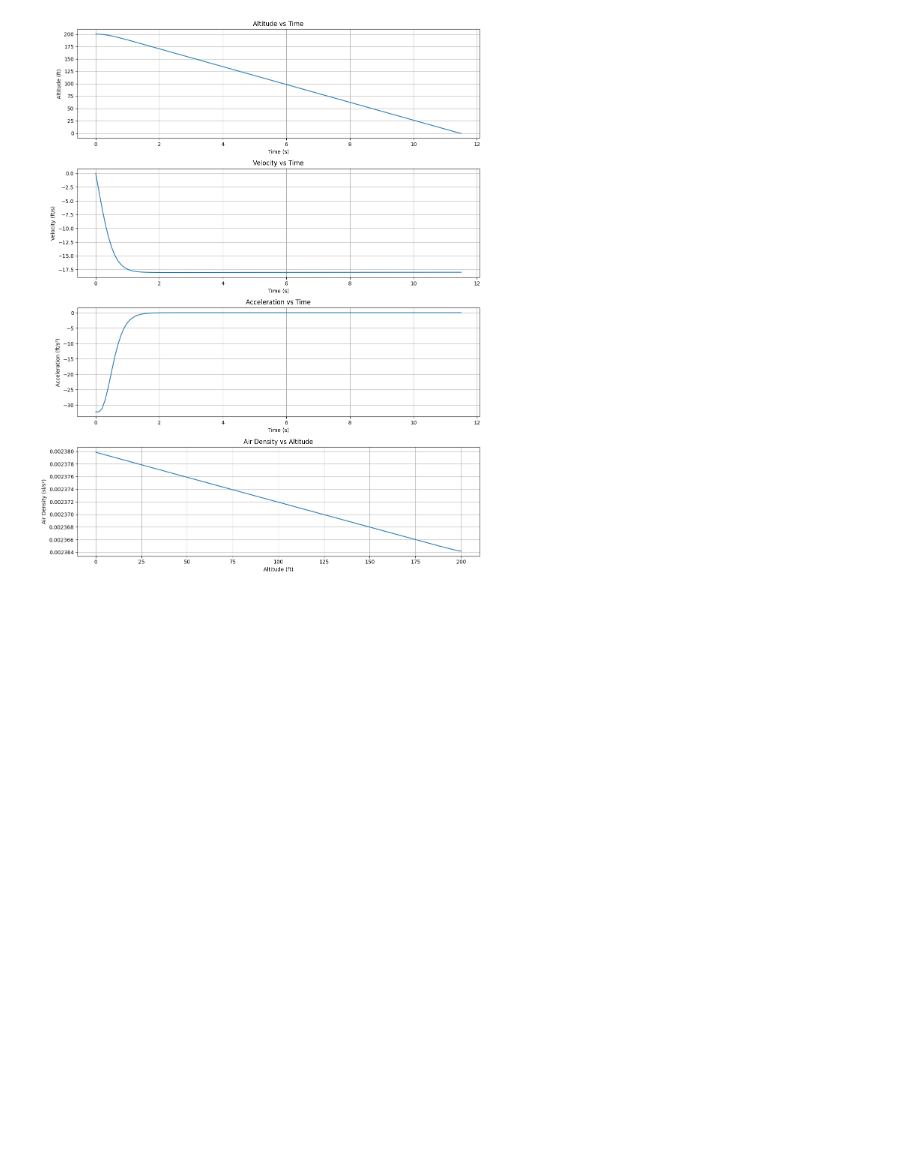
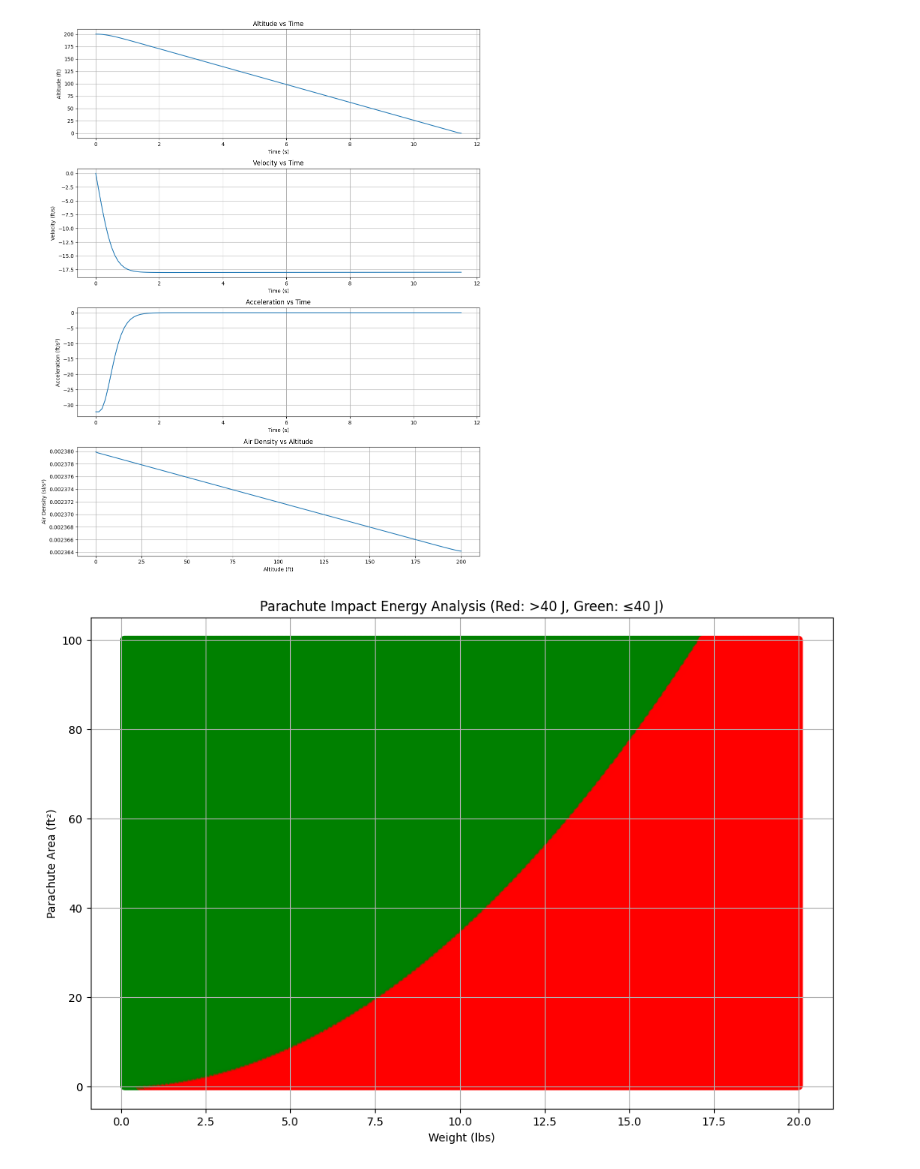
Before and after one commit to rcrym/drone-parachute, a Jupyter notebook: parachute-simulation.ipynb, the cells around one changed output. Saved outputs shown, nothing was run; the diff lists cells and outputs as text; code cells hidden in the pictures; blank space fills up the shorter version.

Commit message:
Added parachute impact energy chart

```diff
--- a/parachute-simulation.ipynb
+++ b/parachute-simulation.ipynb
@@ -213,30 +213,73 @@ def example_calculation():
     # Calculate parameters
     Do = calculator.calculate_nominal_diameter()
     vco = calculator.calculate_descent_rate_sea_level()  # descent rate in ft/s
     vco_mps = vco * FT_TO_M  # convert ft/s to m/s
     mass_kg = params.Wt * LB_TO_KG  # convert weight in lbs to mass in kg
 
     # Calculate impact energy in joules
     impact_energy_joules = 0.5 * mass_kg * vco_mps**2
 
     # Print results
     print(f"Parachute Surface Area (input): {params.So:.2f} ft^2")
     print(f"Drone Weight (input): {params.Wt:.2f} lbs")
     print(f"Nominal Diameter: {Do:.2f} ft")
     print(f"Sea Level Descent Rate: {vco:.2f} ft/s")
     print(f"Impact Energy: {impact_energy_joules:.2f} J")  # output in joules
     # Run and plot complete descent simulation
     calculator.plot_descent_simulation(initial_altitude=200)  # 5000 ft initial altitude
 
+
+
+    weight_range = np.linspace(0.1, 20, 500)  # Range of weights (lbs)
+    area_range = np.linspace(0.1, 100, 500)    # Range of parachute areas (ft²)
+
+    # Initialize the result arrays for plotting
+    impact_energies = []
+    colors = []
+    weights = []
+    areas = []
+
+    FT_TO_M = 0.3048  # feet to meters
+    LB_TO_KG = 0.453592  # pounds to kilograms
+
+    for weight in weight_range:
+        for area in area_range:
+            params = ParachuteParameters(
+                So=area,    # ft²
+                Wt=weight,  # lbs
+                Cdo=1.3,    # typical value for round parachutes
+                n=3         # typical value for round parachutes
+            )
+            calculator = ParachuteCalculator(params)
+
+            vco = calculator.calculate_descent_rate_sea_level()  # descent rate in ft/s
+            vco_mps = vco * FT_TO_M  # convert ft/s to m/s
+            mass_kg = weight * LB_TO_KG  # convert weight in lbs to mass in kg
+            impact_energy_joules = 0.5 * mass_kg * vco_mps**2
+
+            weights.append(weight)
+            areas.append(area)
+            impact_energies.append(impact_energy_joules)
+            colors.append('red' if impact_energy_joules > 40 else 'green')
+
+    plt.figure(figsize=(12, 8))
+    plt.scatter(weights, areas, c=colors, alpha=0.7)
+    plt.xlabel('Weight (lbs)')
+    plt.ylabel('Parachute Area (ft²)')
+    plt.title('Parachute Impact Energy Analysis (Red: >40 J, Green: ≤40 J)')
+    plt.grid(True)
+    plt.show()
+
 if __name__ == "__main__":
     example_calculation()
 # %% [output]
 Parachute Surface Area (input): 4.00 ft^2
 Drone Weight (input): 2.00 lbs
 Nominal Diameter: 1.13 ft
 Sea Level Descent Rate: 17.98 ft/s
 Impact Energy: 13.62 J
 Max Speed: 18.03 ft/s
 Max Absolute Acceleration: 32.20 ft/s
 Final Speed At Impact: 17.98 ft/s
 [figure]
+[figure, added]
```
